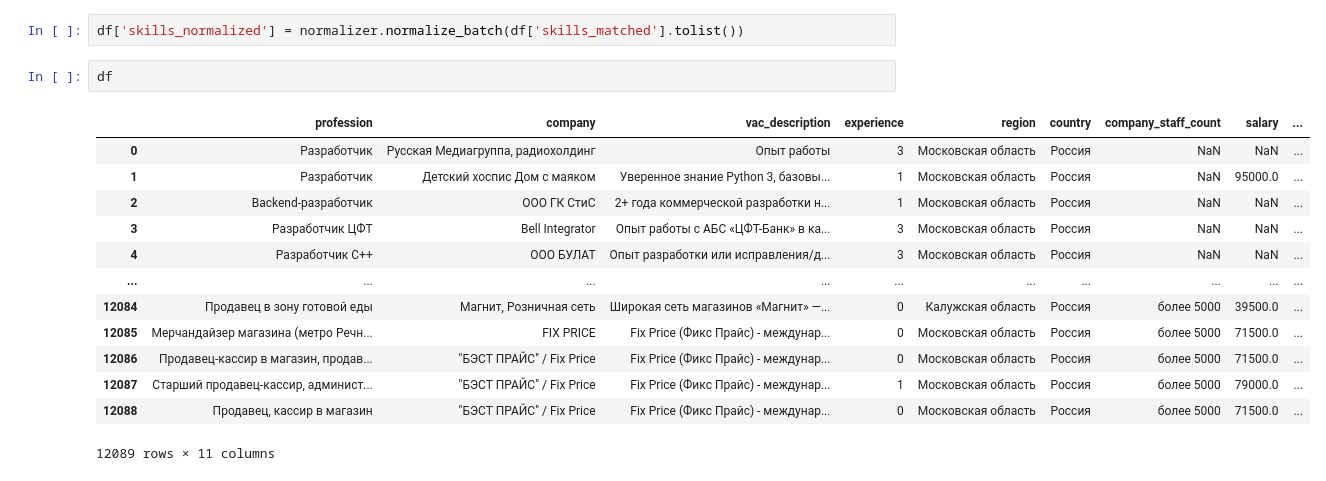
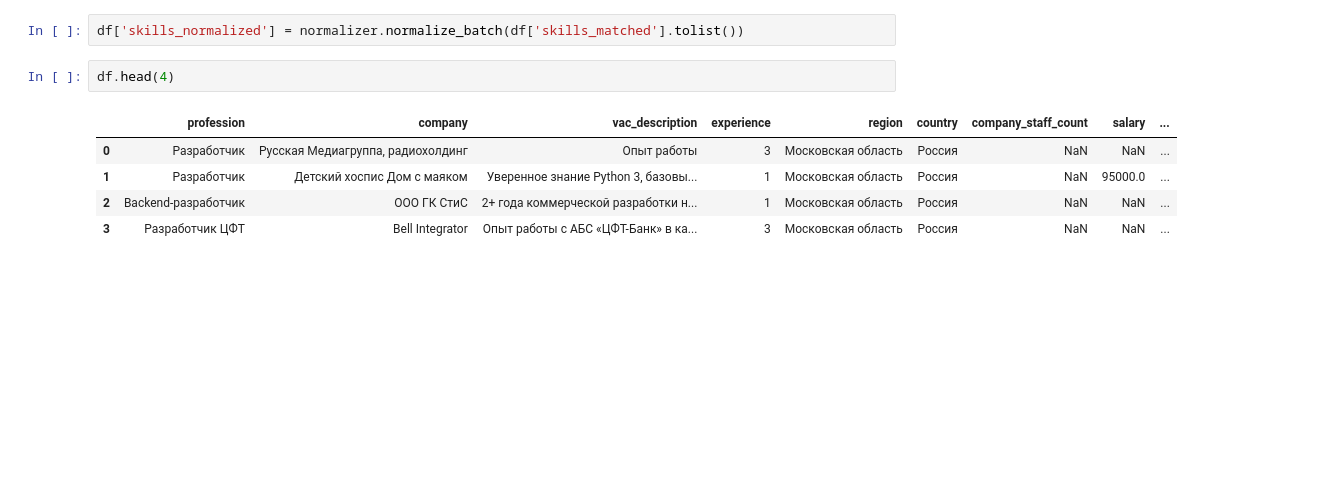
Before and after one commit to leosh1d/gp2, a Jupyter notebook: code/analysis/text_processing.ipynb, the cells around one changed output. Drawn from its saved outputs; the diff is of its cells as text; blank space fills up the shorter version.

```diff
--- a/code/analysis/text_processing.ipynb
+++ b/code/analysis/text_processing.ipynb
@@ -231,18 +231,10 @@ Warning: You are sending unauthenticated requests to the HF Hub. Please set a HF
 # %%
 df['skills_normalized'] = normalizer.normalize_batch(df['skills_matched'].tolist())
 # %%
-df
+df.head(4)
 # %% [output]
 |  | profession | company | vac_description | experience | region | country | company_staff_count | salary | ... |
 | 0 | Разработчик | Русская Медиагруппа, радиохолдинг | Опыт работы | 3 | Московская область | Россия | NaN | NaN | ... |
 | 1 | Разработчик | Детский хоспис Дом с маяком | Уверенное знание Python 3, базовы... | 1 | Московская область | Россия | NaN | 95000.0 | ... |
 | 2 | Backend-разработчик | ООО ГК СтиС | 2+ года коммерческой разработки н... | 1 | Московская область | Россия | NaN | NaN | ... |
 | 3 | Разработчик ЦФТ | Bell Integrator | Опыт работы с АБС «ЦФТ-Банк» в ка... | 3 | Московская область | Россия | NaN | NaN | ... |
-| 4 | Разработчик C++ | ООО БУЛАТ | Опыт разработки или исправления/д... | 3 | Московская область | Россия | NaN | NaN | ... |
-| ... | ... | ... | ... | ... | ... | ... | ... | ... | ... |
-| 12084 | Продавец в зону готовой еды | Магнит, Розничная сеть | Широкая сеть магазинов «Магнит» —... | 0 | Калужская область | Россия | более 5000 | 39500.0 | ... |
-| 12085 | Мерчандайзер магазина (метро Речн... | FIX PRICE | Fix Price (Фикс Прайс) - междунар... | 0 | Московская область | Россия | более 5000 | 71500.0 | ... |
-| 12086 | Продавец-кассир в магазин, продав... | "БЭСТ ПРАЙС" / Fix Price | Fix Price (Фикс Прайс) - междунар... | 0 | Московская область | Россия | более 5000 | 71500.0 | ... |
-| 12087 | Старший продавец-кассир, админист... | "БЭСТ ПРАЙС" / Fix Price | Fix Price (Фикс Прайс) - междунар... | 1 | Московская область | Россия | более 5000 | 79000.0 | ... |
-| 12088 | Продавец, кассир в магазин | "БЭСТ ПРАЙС" / Fix Price | Fix Price (Фикс Прайс) - междунар... | 0 | Московская область | Россия | более 5000 | 71500.0 | ... |
-12089 rows × 11 columns
```
Also changed, not shown: parts of 6 cells of this notebook.
